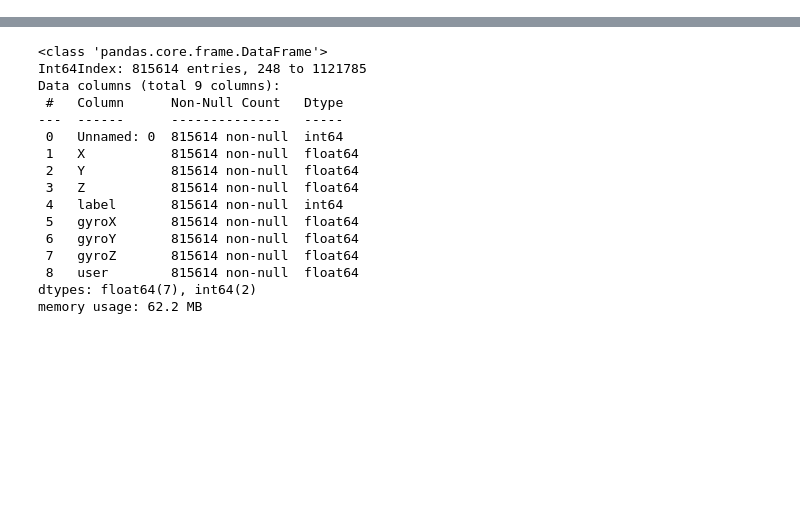
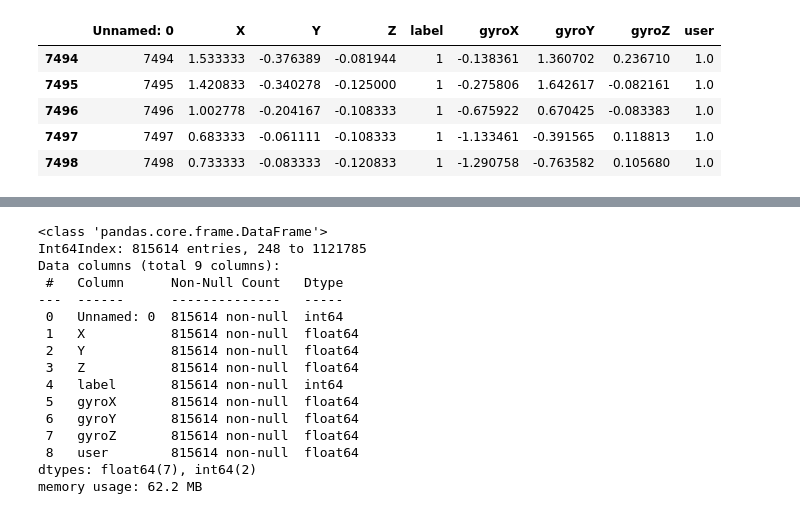
Before and after one commit to Devinml/Human-activity-recognition-using-smartphone-data, a Jupyter notebook: notebooks/EDA_RAW_DATA.ipynb, the cells around one changed output, grey strips where cells are left out. Drawn from its saved outputs; the diff is of its cells as text; code cells hidden in the pictures; blank space fills up the shorter version.

```diff
--- a/notebooks/EDA_RAW_DATA.ipynb
+++ b/notebooks/EDA_RAW_DATA.ipynb
@@ -9,0 +12,9 @@ df = pd.read_csv('/home/devin/Documents/Galvanize/repos/Human-activity-recogniti
+# %%
+x.head()
+# %% [output]
+|  | Unnamed: 0 | X | Y | Z | label | gyroX | gyroY | gyroZ | user |
+| 7494 | 7494 | 1.533333 | -0.376389 | -0.081944 | 1 | -0.138361 | 1.360702 | 0.236710 | 1.0 |
+| 7495 | 7495 | 1.420833 | -0.340278 | -0.125000 | 1 | -0.275806 | 1.642617 | -0.082161 | 1.0 |
+| 7496 | 7496 | 1.002778 | -0.204167 | -0.108333 | 1 | -0.675922 | 0.670425 | -0.083383 | 1.0 |
+| 7497 | 7497 | 0.683333 | -0.061111 | -0.108333 | 1 | -1.133461 | -0.391565 | 0.118813 | 1.0 |
+| 7498 | 7498 | 0.733333 | -0.083333 | -0.120833 | 1 | -1.290758 | -0.763582 | 0.105680 | 1.0 |
```
Also changed, not shown: parts of 5 cells of this notebook, 3 other files.
